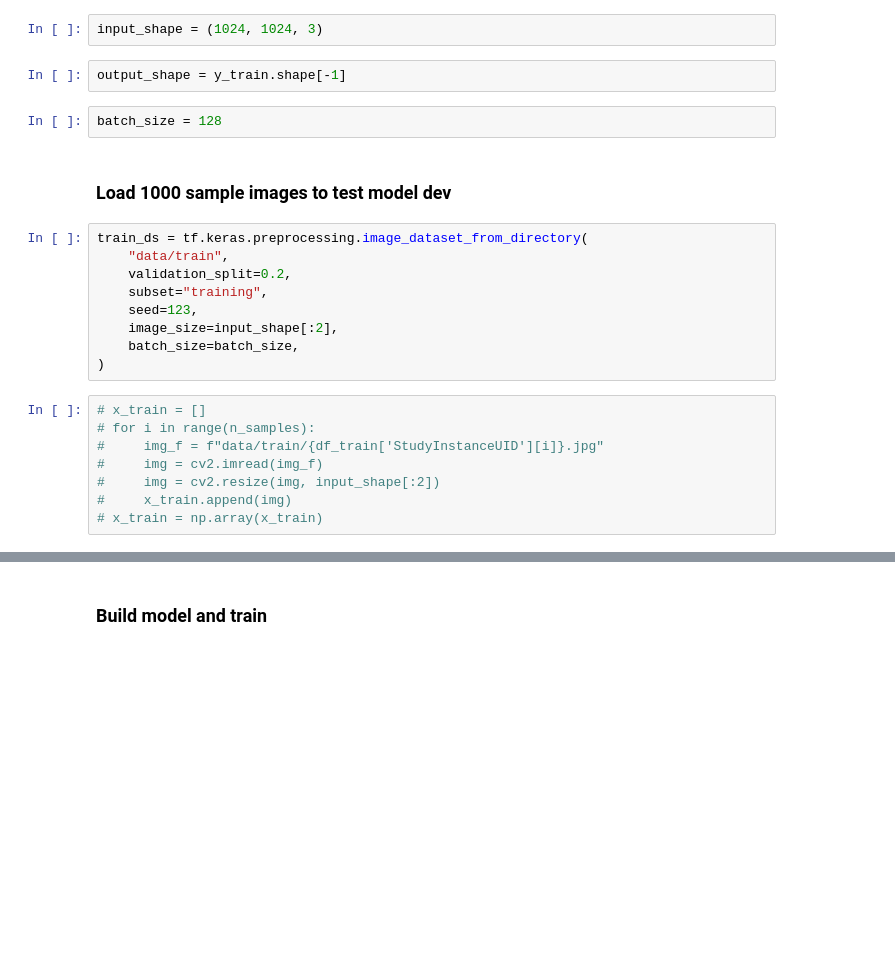
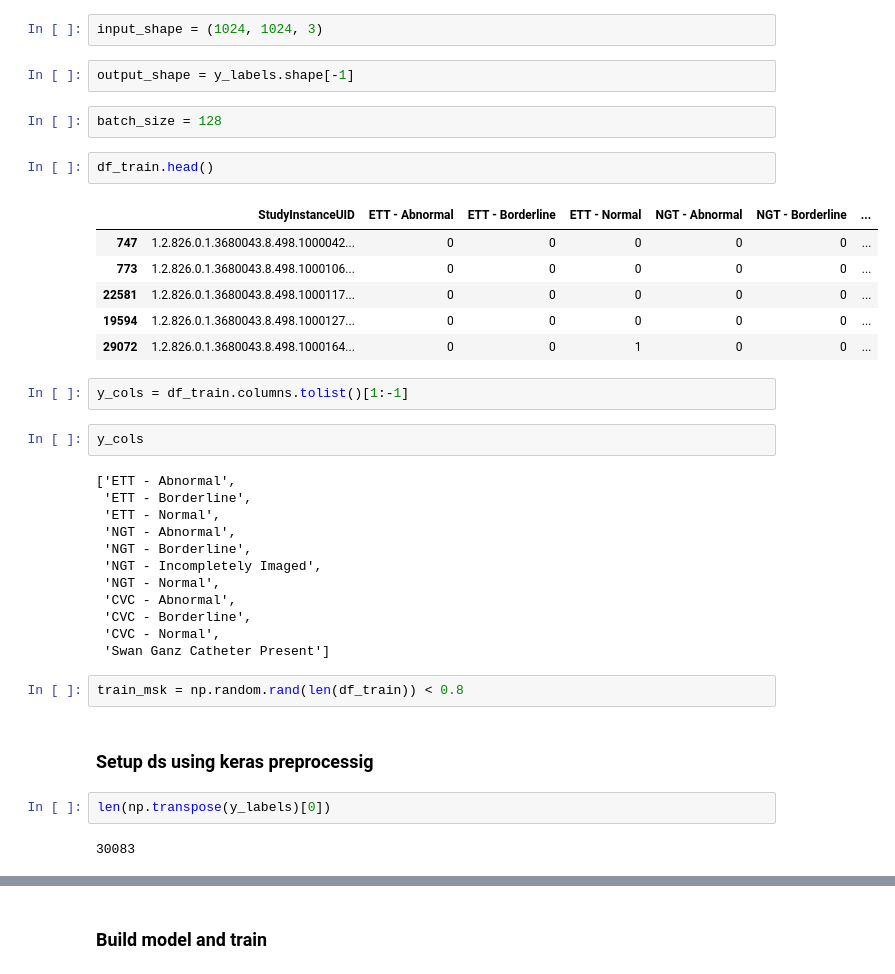
Before and after one commit to vijaykrishnay/Kaggle-RANZCR-CLiP, a Jupyter notebook: custom_architecture.ipynb, the cells around one changed output, grey strips where cells are left out. Cells and saved outputs as stored; diff of their text form; blank space fills up the shorter version.

Commit message:
Custom architecture model updated to use image data generators

```diff
--- a/custom_architecture.ipynb
+++ b/custom_architecture.ipynb
@@ -88,25 +88,39 @@ labels = df_train.iloc[:, 1:-1]
 # %%
 input_shape = (1024, 1024, 3)
 # %%
-output_shape = y_train.shape[-1]
+output_shape = y_labels.shape[-1]
 # %%
 batch_size = 128
-# %% [markdown]
-### Load 1000 sample images to test model dev
-# %%
-train_ds = tf.keras.preprocessing.image_dataset_from_directory(
-    "data/train",
-    validation_split=0.2,
-    subset="training",
-    seed=123,
-    image_size=input_shape[:2],
-    batch_size=batch_size,
-)
-# %%
-# x_train = []
-# for i in range(n_samples):
-#     img_f = f"data/train/{df_train['StudyInstanceUID'][i]}.jpg"
-#     img = cv2.imread(img_f)
-#     img = cv2.resize(img, input_shape[:2])
-#     x_train.append(img)
-# x_train = np.array(x_train)
+# %%
+df_train.head()
+# %% [output]
+|  | StudyInstanceUID | ETT - Abnormal | ETT - Borderline | ETT - Normal | NGT - Abnormal | NGT - Borderline | ... |
+| 747 | 1.2.826.0.1.3680043.8.498.1000042... | 0 | 0 | 0 | 0 | 0 | ... |
+| 773 | 1.2.826.0.1.3680043.8.498.1000106... | 0 | 0 | 0 | 0 | 0 | ... |
+| 22581 | 1.2.826.0.1.3680043.8.498.1000117... | 0 | 0 | 0 | 0 | 0 | ... |
+| 19594 | 1.2.826.0.1.3680043.8.498.1000127... | 0 | 0 | 0 | 0 | 0 | ... |
+| 29072 | 1.2.826.0.1.3680043.8.498.1000164... | 0 | 0 | 1 | 0 | 0 | ... |
+# %%
+y_cols = df_train.columns.tolist()[1:-1]
+# %%
+y_cols
+# %% [output]
+['ETT - Abnormal',
+ 'ETT - Borderline',
+ 'ETT - Normal',
+ 'NGT - Abnormal',
+ 'NGT - Borderline',
+ 'NGT - Incompletely Imaged',
+ 'NGT - Normal',
+ 'CVC - Abnormal',
+ 'CVC - Borderline',
+ 'CVC - Normal',
+ 'Swan Ganz Catheter Present']
+# %%
+train_msk = np.random.rand(len(df_train)) < 0.8
+# %% [markdown]
+### Setup ds using keras preprocessig
+# %%
+len(np.transpose(y_labels)[0])
+# %% [output]
+30083
```
Also changed, not shown: parts of 8 cells of this notebook.
